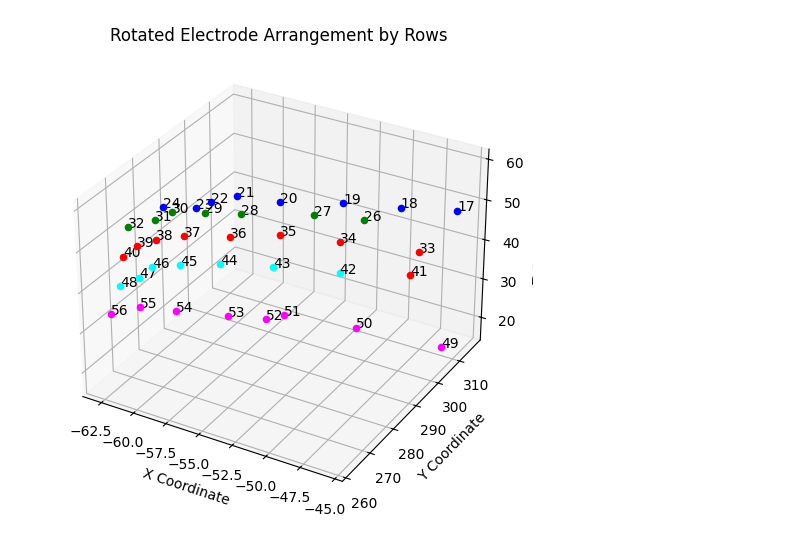
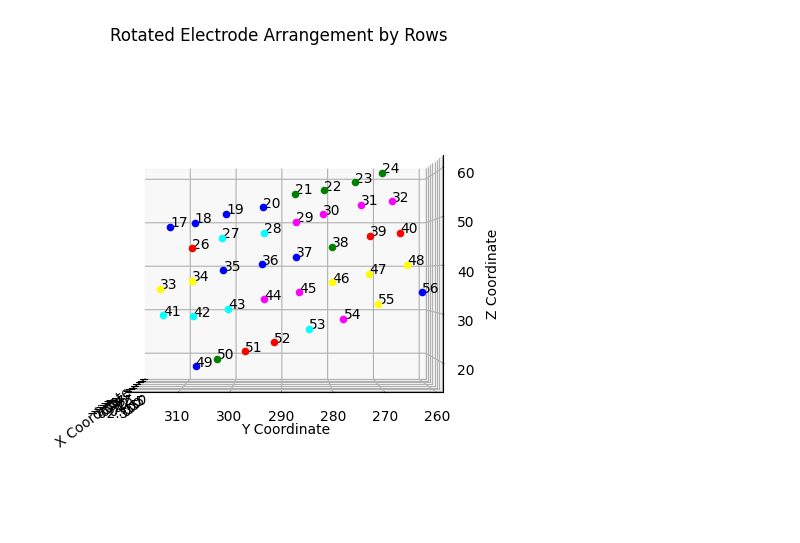
Before and after one commit to ScheWann/CS529_VDS_Epilepsy, a Jupyter notebook: backend/patch.ipynb, the cells around one changed output. Saved outputs shown, nothing was run; the diff lists cells and outputs as text; code cells hidden in the pictures.

```diff
--- a/backend/patch.ipynb
+++ b/backend/patch.ipynb
@@ -26,17 +27,17 @@ def rotation_matrix_x(theta):
     return np.array([[1, 0, 0],
                      [0, cos_theta, -sin_theta],
                      [0, sin_theta, cos_theta]])
+
 # Filter electrodes based on ROI and get their positions
 roi2_arr = []
 electrode_roi_2_df = electrode_roi_df[electrode_roi_df["roi"] == 2]
 for item in electrode_roi_2_df["electrodes"].iloc[0]:  # Assuming electrode numbers are in the first row
     if item in electrode_position_map:
-        # print(electrode_position_map[item], '?????')
         roi2_arr.append(electrode_position_map[item])
 
 
 # Rotate the positions
-theta = 18
+theta = 0
 positions = np.array(roi2_arr)
 rotated_positions = np.dot(positions, rotation_matrix_x(theta).T)
 
@@ -58,32 +59,32 @@ for position in rotated_positions:
 
 rows_electrode_numbers.append(current_row_electrode_numbers)
 
 # Save the rows of electrode numbers to a JSON file
 with open('roi2_electrodes.json', 'w') as f:
     json.dump(rows_electrode_numbers, f)
 
 # Visualizing the result
 fig = plt.figure(figsize=(8, 6))
 ax = fig.add_subplot(111, projection='3d')
 color_cycle = cycle(['blue', 'green', 'red', 'cyan', 'magenta', 'yellow'])
 
 # Plot each point in rows
 for row_index, row in enumerate(rows_electrode_numbers):
     current_color = next(color_cycle)
     for col_index, electrode_number in enumerate(row):
         # Find the position of this electrode number
         position = electrode_position_map[electrode_number]
         # Plot the electrode
         ax.scatter(*position, color=current_color)
         # Annotate the plot with the electrode number
         ax.text(*position, f'{electrode_number}')
 
 
-# ax.view_init(elev=0, azim=180)
+ax.view_init(elev=0, azim=180)
 ax.set_xlabel('X Coordinate')
 ax.set_ylabel('Y Coordinate')
 ax.set_zlabel('Z Coordinate')
 plt.title('Rotated Electrode Arrangement by Rows')
 plt.show()
 # %% [output]
-[figure, old version]
+[figure, new version]
```
Also changed, not shown: parts of 2 cells of this notebook, 1 other file.
